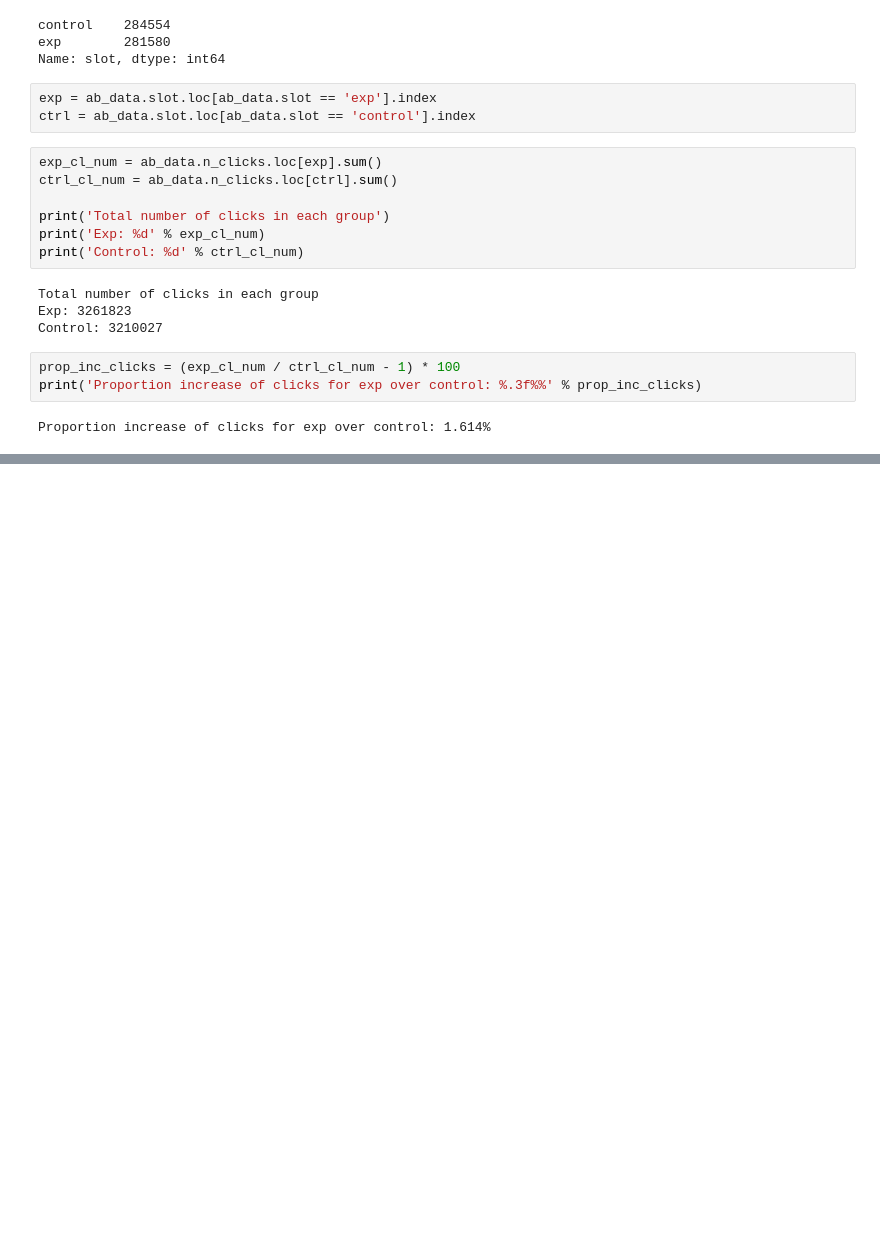
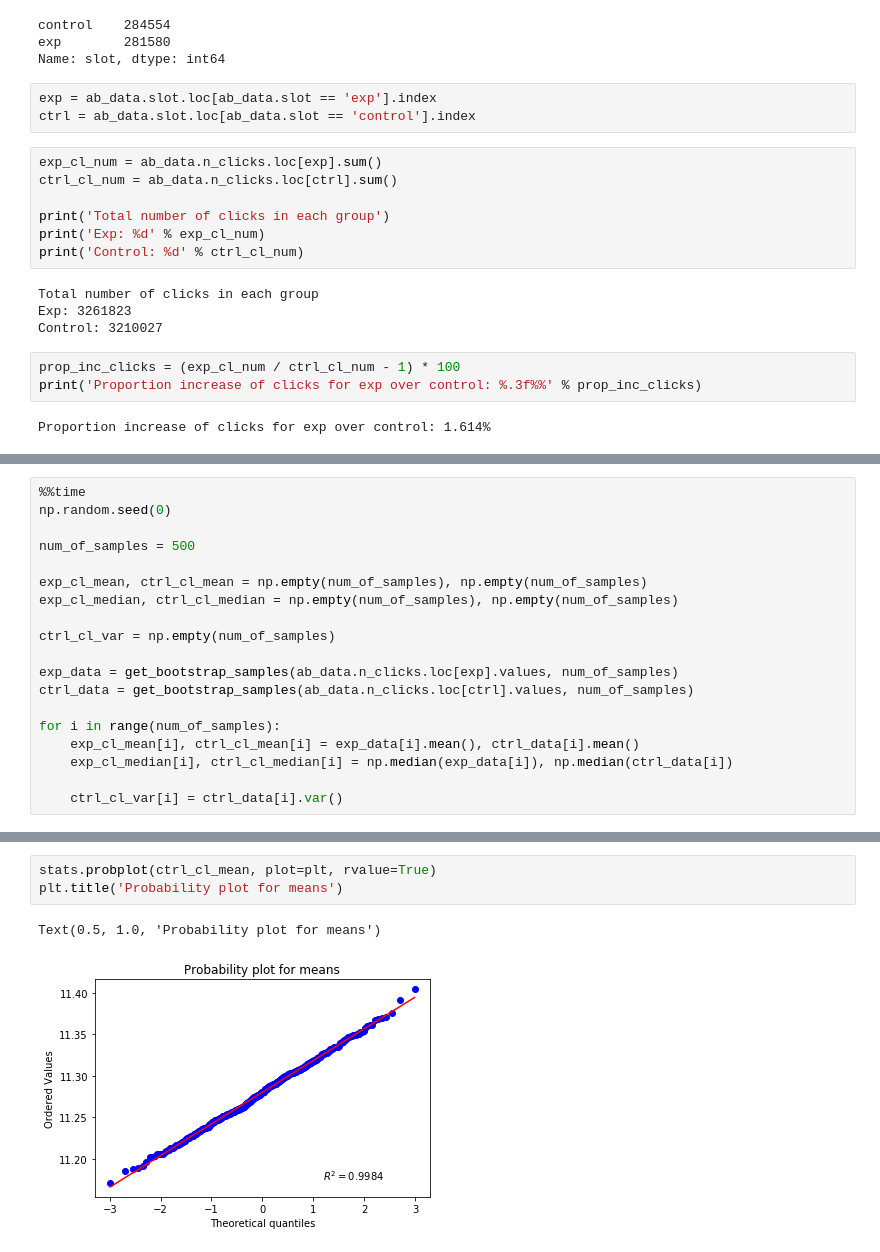
Before and after one commit to AlexG888/Specialization_from_MIPT_and_Yandex, a Jupyter notebook: course_4/theoretical_notebooks/tests.ipynb, the cells around one changed output, grey strips where cells are left out. Saved outputs shown, nothing was run; the diff lists cells and outputs as text; blank space fills up the shorter version.

```diff
--- a/course_4/theoretical_notebooks/tests.ipynb
+++ b/course_4/theoretical_notebooks/tests.ipynb
@@ -1681,0 +1713,19 @@ Proportion increase of clicks for exp over control: 1.614%
+# %%
+%%time
+np.random.seed(0)
+
+num_of_samples = 500
+
+exp_cl_mean, ctrl_cl_mean = np.empty(num_of_samples), np.empty(num_of_samples)
+exp_cl_median, ctrl_cl_median = np.empty(num_of_samples), np.empty(num_of_samples)
+
+ctrl_cl_var = np.empty(num_of_samples)
+
+exp_data = get_bootstrap_samples(ab_data.n_clicks.loc[exp].values, num_of_samples)
+ctrl_data = get_bootstrap_samples(ab_data.n_clicks.loc[ctrl].values, num_of_samples)
+
+for i in range(num_of_samples):
+    exp_cl_mean[i], ctrl_cl_mean[i] = exp_data[i].mean(), ctrl_data[i].mean()
+    exp_cl_median[i], ctrl_cl_median[i] = np.median(exp_data[i]), np.median(ctrl_data[i])
+
+    ctrl_cl_var[i] = ctrl_data[i].var()
@@ -1681,0 +1776,6 @@ Proportion increase of clicks for exp over control: 1.614%
+# %%
+stats.probplot(ctrl_cl_mean, plot=plt, rvalue=True)
+plt.title('Probability plot for means')
+# %% [output]
+Text(0.5, 1.0, 'Probability plot for means')
+[figure, added]
```
Also changed, not shown: parts of 34 cells of this notebook, 1 other file.
